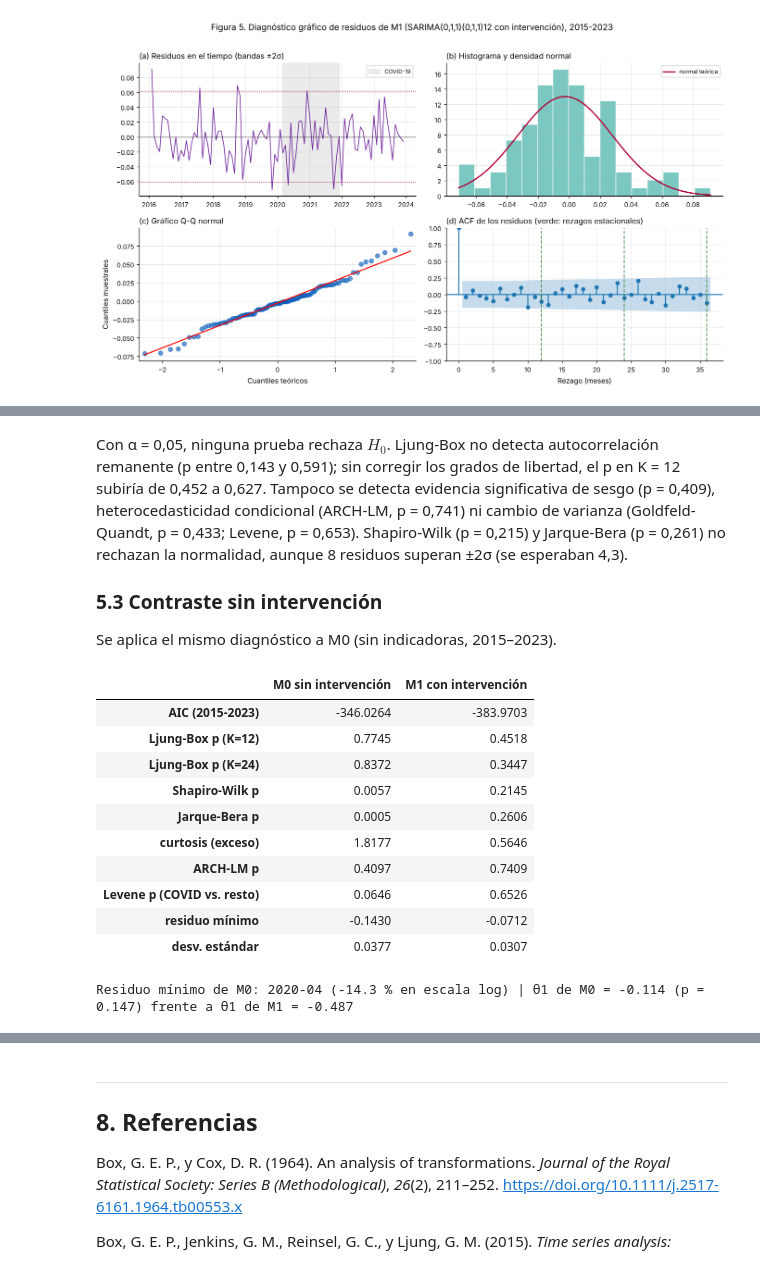
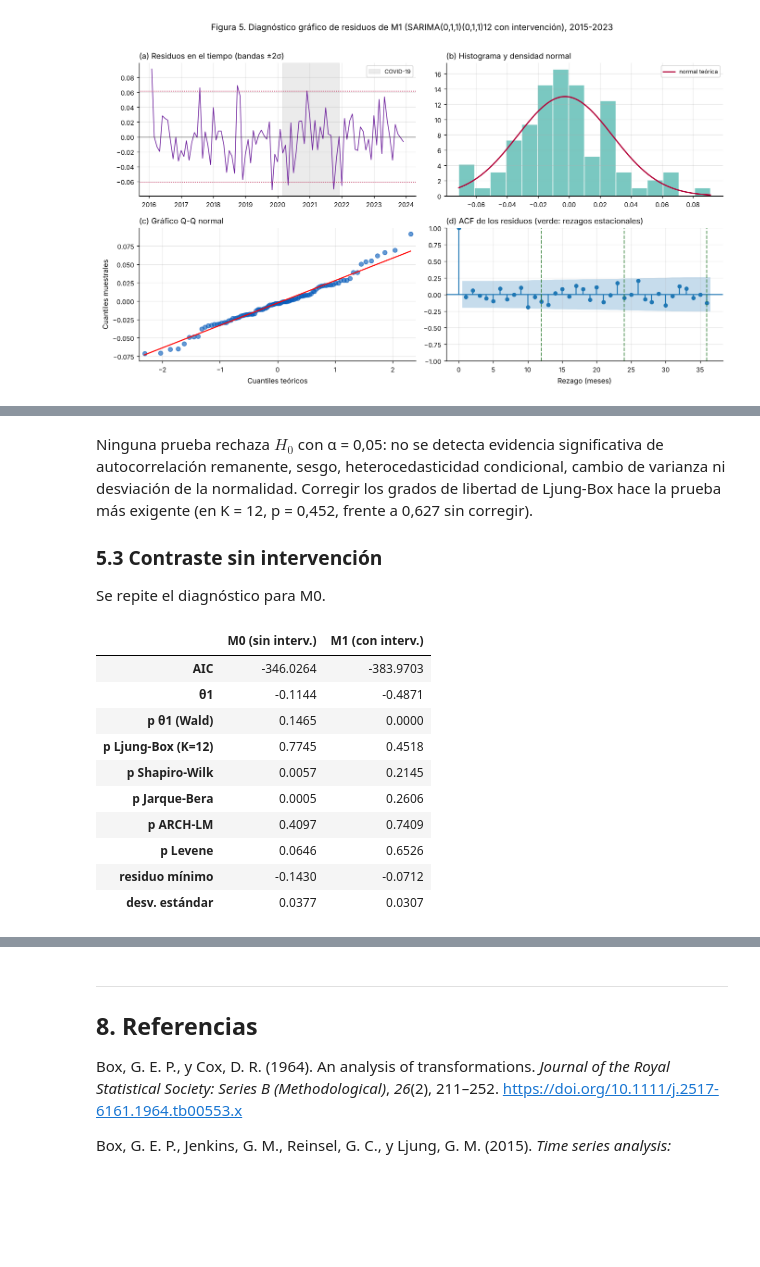
Before and after one commit to claudioalarconP/Analisis_de_serie_de_tiempo, a Jupyter notebook: notebooks/semana_2/F2/mcdi505_s2calarcon.ipynb, the cells around one changed output, grey strips where cells are left out. Drawn from its saved outputs; the diff is of its cells as text; code cells hidden in the pictures; blank space fills up the shorter version.

Commit message:
Actualiza Formativa 2: versión sintetizada y ejecutada
Co-Authored-By: Claude Opus 5.5 <noreply@anthropic.com>

```diff
--- a/notebooks/semana_2/F2/mcdi505_s2calarcon.ipynb
+++ b/notebooks/semana_2/F2/mcdi505_s2calarcon.ipynb
@@ -612,0 +175,27 @@ Avisos de convergencia en los reajustes del origen móvil: {'M1': 0, 'M2': 0, 'M
+# %%
+escalera = [(ly, "1) log", MORADO), (ly.diff(S).dropna(), "2) log + ∇12 (estacional)", VERDE),
+            (ly.diff(1).dropna(), "2b) log + ∇ (solo regular)", GRIS),
+            (ly.diff(S).diff(1).dropna(), "3) log + ∇12 + ∇", AZUL),
+            (ly.diff(S).diff(1).diff(1).dropna(), "4) log + ∇12 + ∇ + ∇ (una de más)", NARANJA)]
+graf = [e for e in escalera if not e[1].startswith("2b")]      # 2b solo en la tabla
+fig, axes = plt.subplots(len(graf), 2, figsize=(12.5, 7.4), gridspec_kw={"width_ratios": [1.7, 1]})
+for fila, (serie, titulo, color) in enumerate(graf):
+    axes[fila, 0].plot(serie.index, serie.to_numpy(), color=color, lw=0.9)
+    axes[fila, 0].axvspan(*covid, color=GRIS, alpha=0.15)
+    axes[fila, 0].set_title(titulo, loc="left")
+    plot_acf(serie.to_numpy(), lags=36, ax=axes[fila, 1], title="ACF" if fila == 0 else "")
+    for k in (12, 24, 36):
+        axes[fila, 1].axvline(k, color=VERDE, ls="--", lw=1.2, alpha=0.8)
+axes[-1, 1].set_xlabel("Rezago (meses)")
+fig.suptitle("Figura 2. Escalera de diferenciación sobre log(consumo) y ACF de cada peldaño "
+             "(líneas verdes: rezagos 12, 24 y 36)", y=1.005)
+plt.tight_layout(); plt.show()
+
+tabla_escalera = pd.DataFrame([diagnostico_estacionariedad(s_, t, imprimir=False) for s_, t, _ in escalera]).set_index("serie")
+acf2b = acf(escalera[2][0], nlags=24)
+tabla_escalera["ACF(12)"] = [acf(s_, nlags=12)[12] for s_, _, _ in escalera]
+display(tabla_escalera.drop(columns=["n", "veredicto"])
+        .style.format({"varianza": "{:.2e}", "ADF p": "{:.4f}"}, precision=3))
+v2, v3, v4 = (tabla_escalera.iloc[i]["varianza"] for i in (1, 3, 4))
+print(f"Varianza: peldaño 2 → 3: {100 * (v3 / v2 - 1):+.0f} % | peldaño 3 → 4: {100 * (v4 / v3 - 1):+.0f} % | "
+      f"peldaño 2b: ACF(24) = {acf2b[24]:+.3f}")
@@ -797,36 +611,29 @@ Desv. estándar por año: {2016: 0.0351, 2017: 0.0274, 2018: 0.0411, 2019: 0.024
-# %% [markdown]
-Con α = 0,05, ninguna prueba rechaza $H_0$. Ljung-Box no detecta autocorrelación remanente (p entre 0,143 y 0,591); sin corregir los grados de libertad, el p en K = 12 subiría de 0,452 a 0,627. Tampoco se detecta evidencia significativa de sesgo (p = 0,409), heterocedasticidad condicional (ARCH-LM, p = 0,741) ni cambio de varianza (Goldfeld-Quandt, p = 0,433; Levene, p = 0,653). Shapiro-Wilk (p = 0,215) y Jarque-Bera (p = 0,261) no rechazan la normalidad, aunque 8 residuos superan ±2σ (se esperaban 4,3).
-
-### 5.3 Contraste sin intervención
-
-Se aplica el mismo diagnóstico a M0 (sin indicadoras, 2015–2023).
+# %% [markdown]
+Ninguna prueba rechaza $H_0$ con α = 0,05: no se detecta evidencia significativa de autocorrelación remanente, sesgo, heterocedasticidad condicional, cambio de varianza ni desviación de la normalidad. Corregir los grados de libertad de Ljung-Box hace la prueba más exigente (en K = 12, p = 0,452, frente a 0,627 sin corregir).
+
+### 5.3 Contraste sin intervención
+
+Se repite el diagnóstico para M0.
 # %%
-# --- Reformulación documentada: el mismo diagnóstico para M0, que omite la intervención ---
+# --- Contraste: mismo diagnóstico para M0 (sin intervención), estimado con 2015-2023 ---
 m0, _ = estimar(ly, (0, 1, 1), (0, 1, 1, S), None)
 res0 = pd.Series(np.asarray(m0.resid), index=ly.index).iloc[n_descartar:]
 b0 = bateria(res0, len(nombres_arma(m0)))
-contraste = pd.DataFrame({
-    "M0 sin intervención": [m0.aic, b0["lb"].loc[12, "lb_pvalue"], b0["lb"].loc[24, "lb_pvalue"], b0["sw"][1],
-                            b0["jb"][1], b0["curt"], b0["arch"][1], b0["levene"][1], res0.min(), res0.std()],
-    "M1 con intervención": [modelo_final.aic, b["lb"].loc[12, "lb_pvalue"], b["lb"].loc[24, "lb_pvalue"], b["sw"][1],
-                            b["jb"][1], b["curt"], b["arch"][1], b["levene"][1], res.min(), res.std()]},
-    index=["AIC (2015-2023)", "Ljung-Box p (K=12)", "Ljung-Box p (K=24)", "Shapiro-Wilk p", "Jarque-Bera p",
-           "curtosis (exceso)", "ARCH-LM p", "Levene p (COVID vs. resto)", "residuo mínimo", "desv. estándar"])
-display(contraste.round(4))
-print(f"Residuo mínimo de M0: {res0.idxmin():%Y-%m} ({100 * res0.min():.1f} % en escala log) | "
-      f"θ1 de M0 = {m0.params['ma.L1']:+.3f} (p = {m0.pvalues['ma.L1']:.3f}) frente a "
-      f"θ1 de M1 = {modelo_final.params['ma.L1']:+.3f}")
+fila_c = lambda mod, bb, r: [mod.aic, mod.params["ma.L1"], mod.pvalues["ma.L1"], bb["lb"].loc[12, "lb_pvalue"],
+                              bb["sw"][1], bb["jb"][1], bb["arch"][1], bb["levene"][1], r.min(), r.std()]
+display(pd.DataFrame({"M0 (sin interv.)": fila_c(m0, b0, res0), "M1 (con interv.)": fila_c(modelo_final, b, res)},
+                     index=["AIC", "θ1", "p θ1 (Wald)", "p Ljung-Box (K=12)", "p Shapiro-Wilk",
+                            "p Jarque-Bera", "p ARCH-LM", "p Levene", "residuo mínimo", "desv. estándar"]).round(4))
 # %% [output]
-|  | M0 sin intervención | M1 con intervención |
-| AIC (2015-2023) | -346.0264 | -383.9703 |
-| Ljung-Box p (K=12) | 0.7745 | 0.4518 |
-| Ljung-Box p (K=24) | 0.8372 | 0.3447 |
-| Shapiro-Wilk p | 0.0057 | 0.2145 |
-| Jarque-Bera p | 0.0005 | 0.2606 |
-| curtosis (exceso) | 1.8177 | 0.5646 |
-| ARCH-LM p | 0.4097 | 0.7409 |
-| Levene p (COVID vs. resto) | 0.0646 | 0.6526 |
+|  | M0 (sin interv.) | M1 (con interv.) |
+| AIC | -346.0264 | -383.9703 |
+| θ1 | -0.1144 | -0.4871 |
+| p θ1 (Wald) | 0.1465 | 0.0000 |
+| p Ljung-Box (K=12) | 0.7745 | 0.4518 |
+| p Shapiro-Wilk | 0.0057 | 0.2145 |
+| p Jarque-Bera | 0.0005 | 0.2606 |
+| p ARCH-LM | 0.4097 | 0.7409 |
+| p Levene | 0.0646 | 0.6526 |
 | residuo mínimo | -0.1430 | -0.0712 |
 | desv. estándar | 0.0377 | 0.0307 |
-Residuo mínimo de M0: 2020-04 (-14.3 % en escala log) | θ1 de M0 = -0.114 (p = 0.147) frente a θ1 de M1 = -0.487
 # %% [markdown]
```
Also changed, not shown: parts of 56 cells of this notebook.
